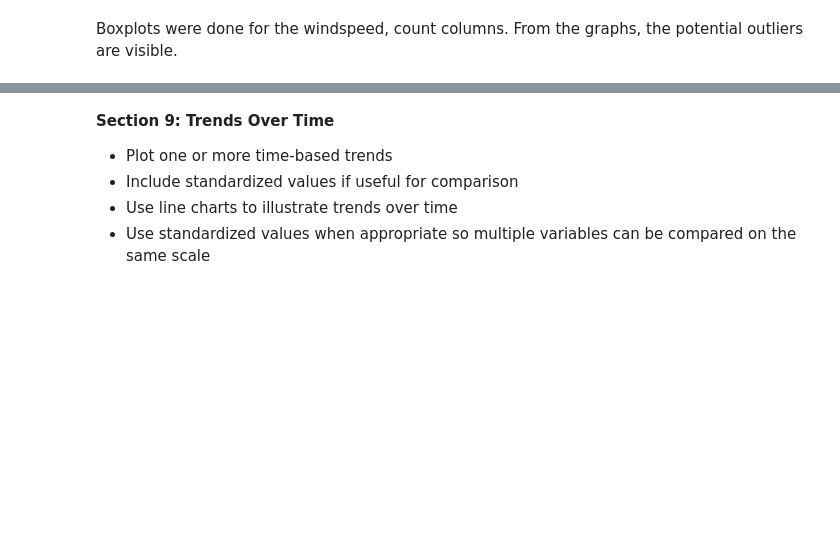
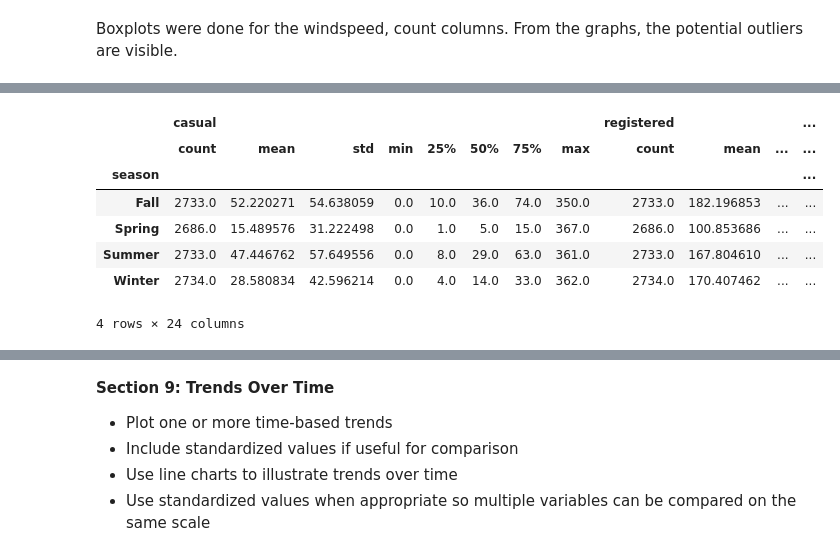
Before and after one commit to keshleem/final_project, a Jupyter notebook: klmartin_dx602_final.ipynb, the cells around one changed output, grey strips where cells are left out. Cells and saved outputs as stored; diff of their text form; code cells hidden in the pictures; blank space fills up the shorter version.

```diff
--- a/klmartin_dx602_final.ipynb
+++ b/klmartin_dx602_final.ipynb
@@ -534,0 +513,12 @@ for column in columns_categorical:
+# %%
+season_stats = bikes.groupby("season")[["casual", "registered", "count"]].describe()
+season_stats
+# %% [output]
+|  | casual |  |  |  |  |  |  |  | registered |  |  | ... |
+|  | count | mean | std | min | 25% | 50% | 75% | max | count | mean | ... | ... |
+| season |  |  |  |  |  |  |  |  |  |  |  | ... |
+| Fall | 2733.0 | 52.220271 | 54.638059 | 0.0 | 10.0 | 36.0 | 74.0 | 350.0 | 2733.0 | 182.196853 | ... | ... |
+| Spring | 2686.0 | 15.489576 | 31.222498 | 0.0 | 1.0 | 5.0 | 15.0 | 367.0 | 2686.0 | 100.853686 | ... | ... |
+| Summer | 2733.0 | 47.446762 | 57.649556 | 0.0 | 8.0 | 29.0 | 63.0 | 361.0 | 2733.0 | 167.804610 | ... | ... |
+| Winter | 2734.0 | 28.580834 | 42.596214 | 0.0 | 4.0 | 14.0 | 33.0 | 362.0 | 2734.0 | 170.407462 | ... | ... |
+4 rows × 24 columns
```
Also changed, not shown: parts of 14 cells of this notebook.
